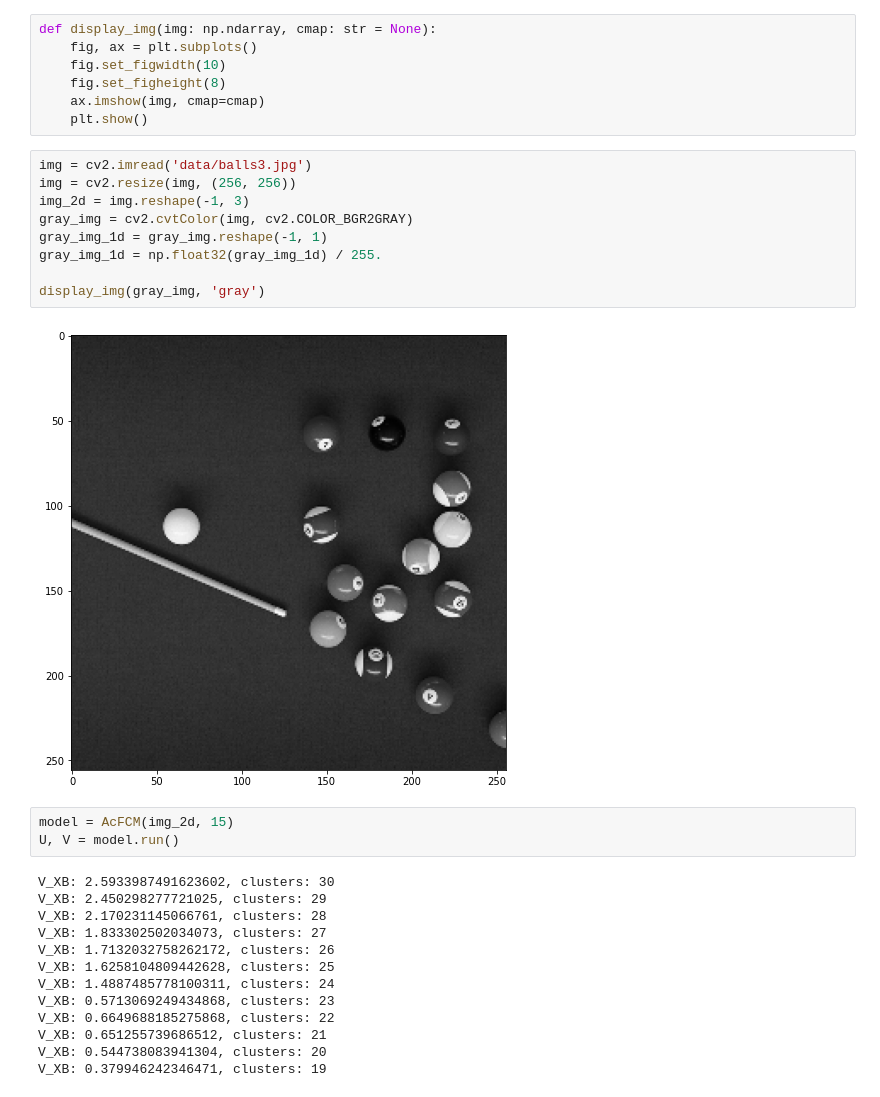
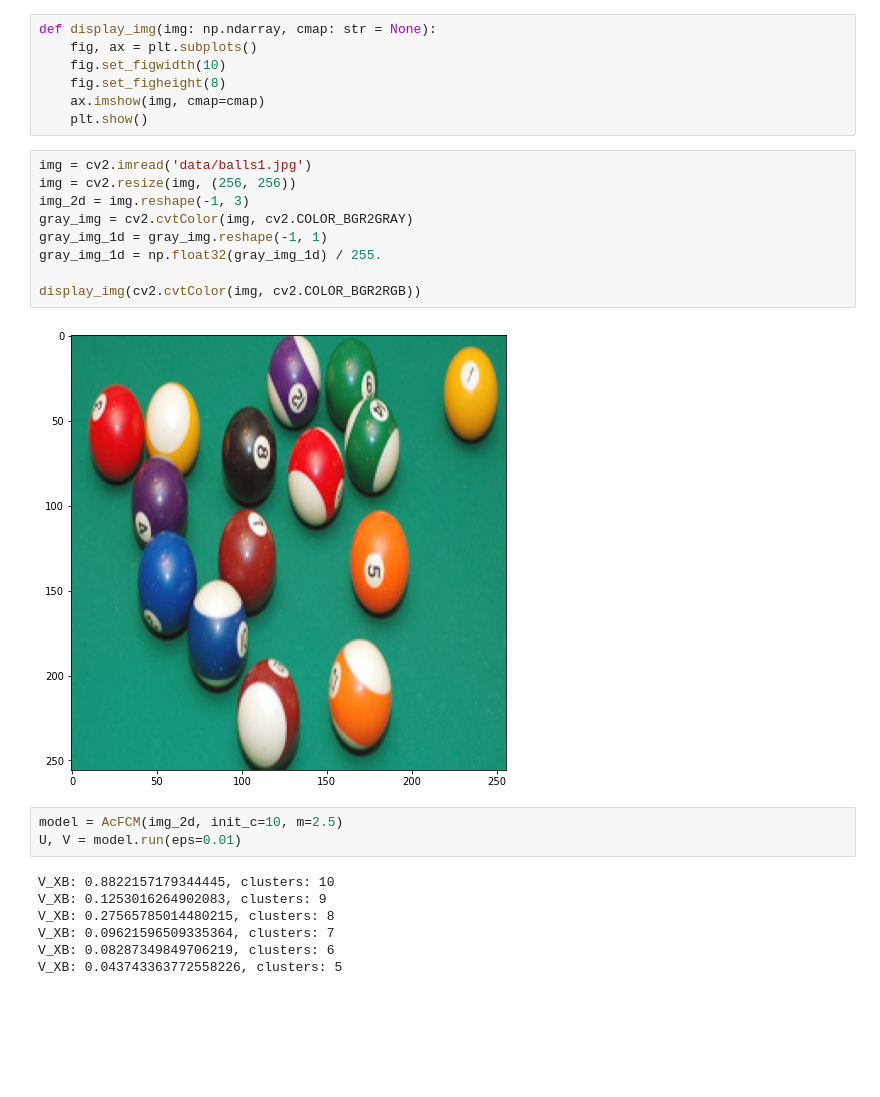
Before and after one commit to Mruzik1/EA-Ac-FCM-Implementation, a Jupyter notebook: image_segmentation.ipynb, the cells around one changed output. Saved outputs shown, nothing was run; the diff lists cells and outputs as text; blank space fills up the shorter version.

```diff
--- a/image_segmentation.ipynb
+++ b/image_segmentation.ipynb
@@ -11,29 +11,23 @@ def display_img(img: np.ndarray, cmap: str = None):
     ax.imshow(img, cmap=cmap)
     plt.show()
 # %%
-img = cv2.imread('data/balls3.jpg')
+img = cv2.imread('data/balls1.jpg')
 img = cv2.resize(img, (256, 256))
 img_2d = img.reshape(-1, 3)
 gray_img = cv2.cvtColor(img, cv2.COLOR_BGR2GRAY)
 gray_img_1d = gray_img.reshape(-1, 1)
 gray_img_1d = np.float32(gray_img_1d) / 255.
 
-display_img(gray_img, 'gray')
+display_img(cv2.cvtColor(img, cv2.COLOR_BGR2RGB))
 # %% [output]
-[figure, old version]
+[figure, new version]
 # %%
-model = AcFCM(img_2d, 15)
-U, V = model.run()
+model = AcFCM(img_2d, init_c=10, m=2.5)
+U, V = model.run(eps=0.01)
 # %% [output]
-V_XB: 2.5933987491623602, clusters: 30
-V_XB: 2.450298277721025, clusters: 29
-V_XB: 2.170231145066761, clusters: 28
-V_XB: 1.833302502034073, clusters: 27
-V_XB: 1.7132032758262172, clusters: 26
-V_XB: 1.6258104809442628, clusters: 25
-V_XB: 1.4887485778100311, clusters: 24
-V_XB: 0.5713069249434868, clusters: 23
-V_XB: 0.6649688185275868, clusters: 22
-V_XB: 0.651255739686512, clusters: 21
-V_XB: 0.544738083941304, clusters: 20
-V_XB: 0.379946242346471, clusters: 19
+V_XB: 0.8822157179344445, clusters: 10
+V_XB: 0.1253016264902083, clusters: 9
+V_XB: 0.27565785014480215, clusters: 8
+V_XB: 0.09621596509335364, clusters: 7
+V_XB: 0.08287349849706219, clusters: 6
+V_XB: 0.043743363772558226, clusters: 5
```
Also changed, not shown: parts of 2 cells of this notebook, 2 other files.
